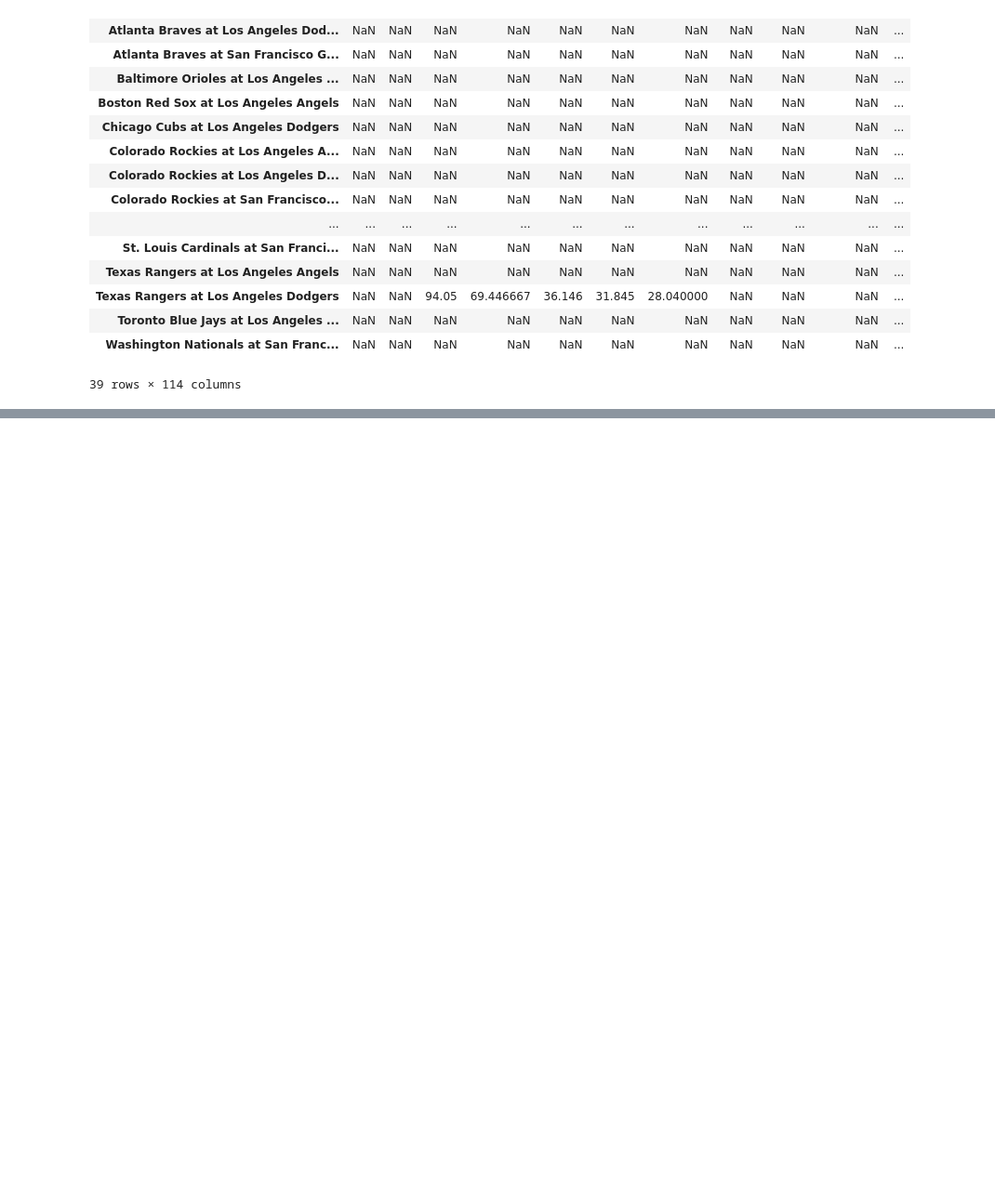
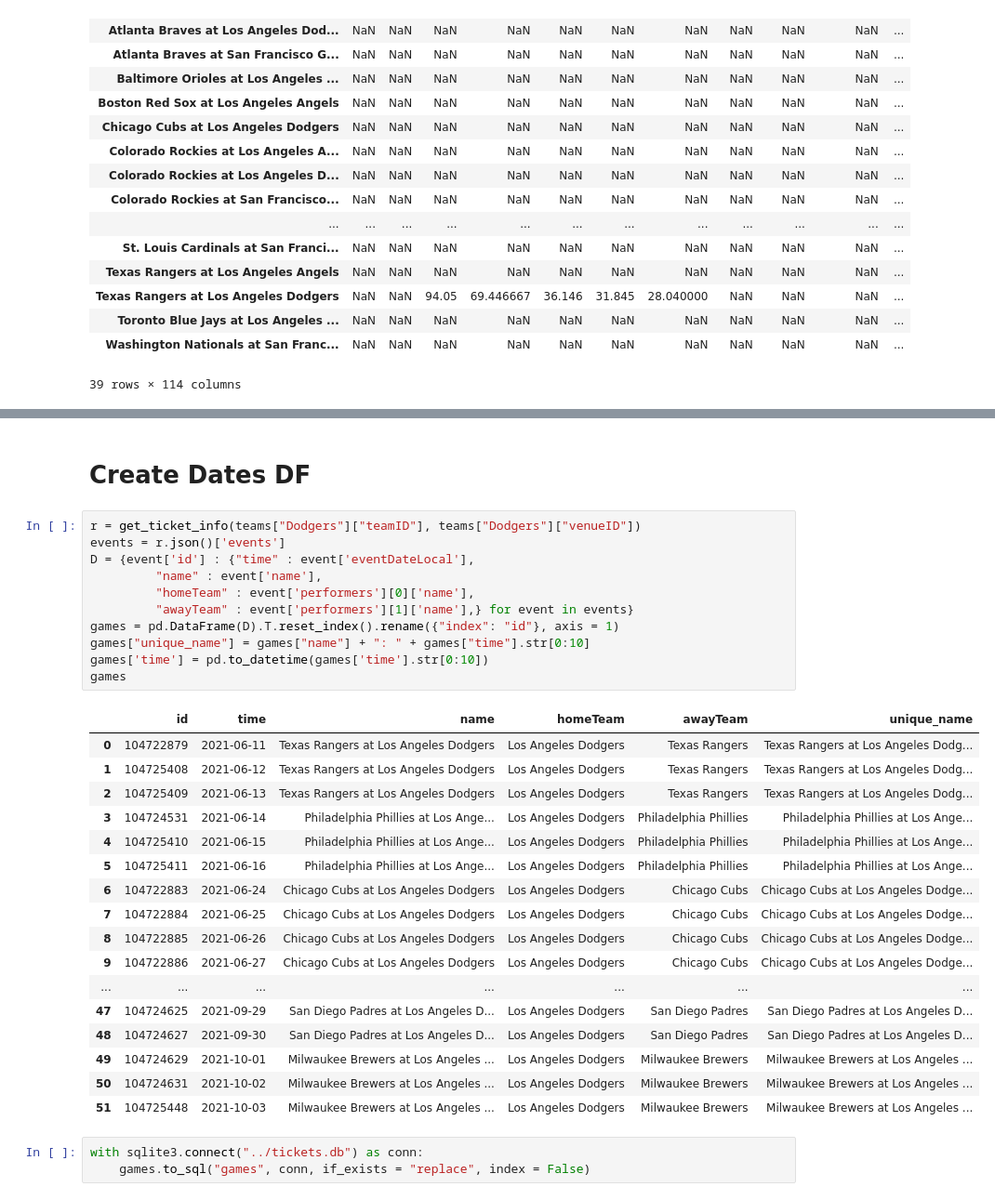
Before and after one commit to benbrill/Stubhub, a Jupyter notebook: notebooks/database.ipynb, the cells around one changed output, grey strips where cells are left out. Shown: that part at 93% size. Cells and saved outputs as stored; diff of their text form; blank space fills up the shorter version.

```diff
--- a/notebooks/database.ipynb
+++ b/notebooks/database.ipynb
@@ -166,0 +105,34 @@ create_df(r)
+# %% [markdown]
+# Create Dates DF
+# %%
+r = get_ticket_info(teams["Dodgers"]["teamID"], teams["Dodgers"]["venueID"])
+events = r.json()['events']
+D = {event['id'] : {"time" : event['eventDateLocal'],
+         "name" : event['name'],
+         "homeTeam" : event['performers'][0]['name'],
+         "awayTeam" : event['performers'][1]['name'],} for event in events}
+games = pd.DataFrame(D).T.reset_index().rename({"index": "id"}, axis = 1)
+games["unique_name"] = games["name"] + ": " + games["time"].str[0:10]
+games['time'] = pd.to_datetime(games['time'].str[0:10])
+games
+# %% [output]
+|  | id | time | name | homeTeam | awayTeam | unique_name |
+| 0 | 104722879 | 2021-06-11 | Texas Rangers at Los Angeles Dodgers | Los Angeles Dodgers | Texas Rangers | Texas Rangers at Los Angeles Dodg... |
+| 1 | 104725408 | 2021-06-12 | Texas Rangers at Los Angeles Dodgers | Los Angeles Dodgers | Texas Rangers | Texas Rangers at Los Angeles Dodg... |
+| 2 | 104725409 | 2021-06-13 | Texas Rangers at Los Angeles Dodgers | Los Angeles Dodgers | Texas Rangers | Texas Rangers at Los Angeles Dodg... |
+| 3 | 104724531 | 2021-06-14 | Philadelphia Phillies at Los Ange... | Los Angeles Dodgers | Philadelphia Phillies | Philadelphia Phillies at Los Ange... |
+| 4 | 104725410 | 2021-06-15 | Philadelphia Phillies at Los Ange... | Los Angeles Dodgers | Philadelphia Phillies | Philadelphia Phillies at Los Ange... |
+| 5 | 104725411 | 2021-06-16 | Philadelphia Phillies at Los Ange... | Los Angeles Dodgers | Philadelphia Phillies | Philadelphia Phillies at Los Ange... |
+| 6 | 104722883 | 2021-06-24 | Chicago Cubs at Los Angeles Dodgers | Los Angeles Dodgers | Chicago Cubs | Chicago Cubs at Los Angeles Dodge... |
+| 7 | 104722884 | 2021-06-25 | Chicago Cubs at Los Angeles Dodgers | Los Angeles Dodgers | Chicago Cubs | Chicago Cubs at Los Angeles Dodge... |
+| 8 | 104722885 | 2021-06-26 | Chicago Cubs at Los Angeles Dodgers | Los Angeles Dodgers | Chicago Cubs | Chicago Cubs at Los Angeles Dodge... |
+| 9 | 104722886 | 2021-06-27 | Chicago Cubs at Los Angeles Dodgers | Los Angeles Dodgers | Chicago Cubs | Chicago Cubs at Los Angeles Dodge... |
+| ... | ... | ... | ... | ... | ... | ... |
+| 47 | 104724625 | 2021-09-29 | San Diego Padres at Los Angeles D... | Los Angeles Dodgers | San Diego Padres | San Diego Padres at Los Angeles D... |
+| 48 | 104724627 | 2021-09-30 | San Diego Padres at Los Angeles D... | Los Angeles Dodgers | San Diego Padres | San Diego Padres at Los Angeles D... |
+| 49 | 104724629 | 2021-10-01 | Milwaukee Brewers at Los Angeles ... | Los Angeles Dodgers | Milwaukee Brewers | Milwaukee Brewers at Los Angeles ... |
+| 50 | 104724631 | 2021-10-02 | Milwaukee Brewers at Los Angeles ... | Los Angeles Dodgers | Milwaukee Brewers | Milwaukee Brewers at Los Angeles ... |
+| 51 | 104725448 | 2021-10-03 | Milwaukee Brewers at Los Angeles ... | Los Angeles Dodgers | Milwaukee Brewers | Milwaukee Brewers at Los Angeles ... |
+# %%
+with sqlite3.connect("../tickets.db") as conn:
+    games.to_sql("games", conn, if_exists = "replace", index = False)
```
Also changed, not shown: parts of 9 cells of this notebook, 1 other file.
